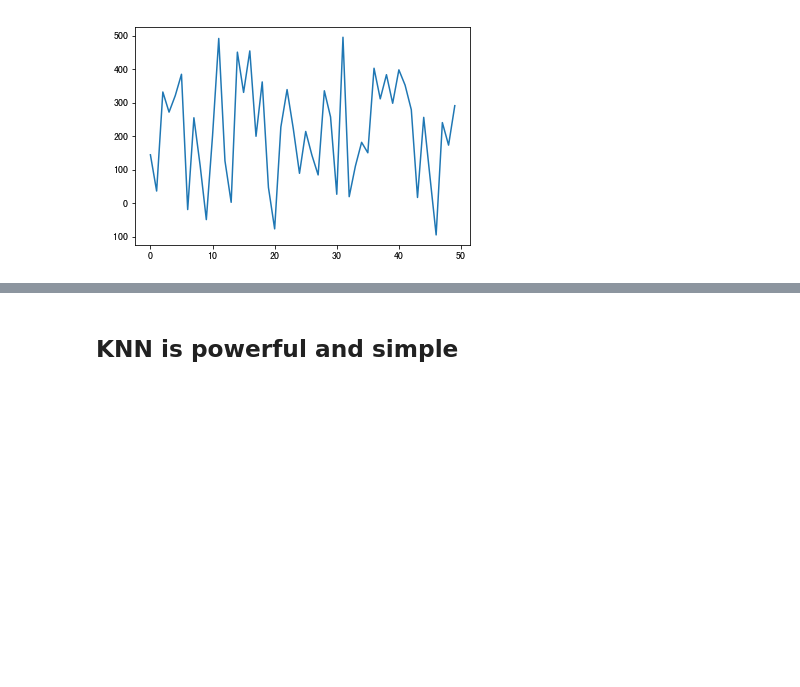
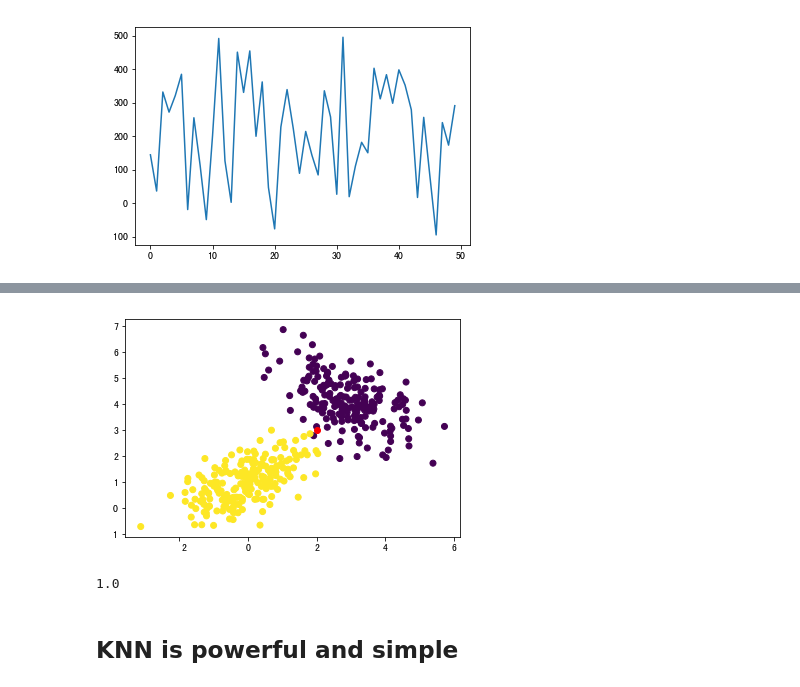
Before and after one commit to computing-intelligence/jupyters_and_slides, a Jupyter notebook: 2019-autumn/Lecture-09.ipynb, the cells around one changed output, grey strips where cells are left out. Drawn from its saved outputs; the diff is of its cells as text; code cells hidden in the pictures; blank space fills up the shorter version.

```diff
--- a/2019-autumn/Lecture-09.ipynb
+++ b/2019-autumn/Lecture-09.ipynb
@@ -28,0 +59,7 @@ def knn(x):
+# %%
+query_x = np.array([2,3])
+plt.scatter(X[:,0],X[:,1],c=Y)
+plt.scatter(query_x[0],query_x[1],color='red')
+plt.show()
+# %% [output]
+[figure, added]
@@ -29,3 +96,8 @@ def knn(x):
+# %%
+x = knn(X,Y,[0,0])
+print(x)
+# %% [output]
+1.0
 # %% [markdown]
 ## KNN is powerful and simple
 # %% [markdown]
```
Also changed, not shown: parts of 6 cells of this notebook, 2 other files.
